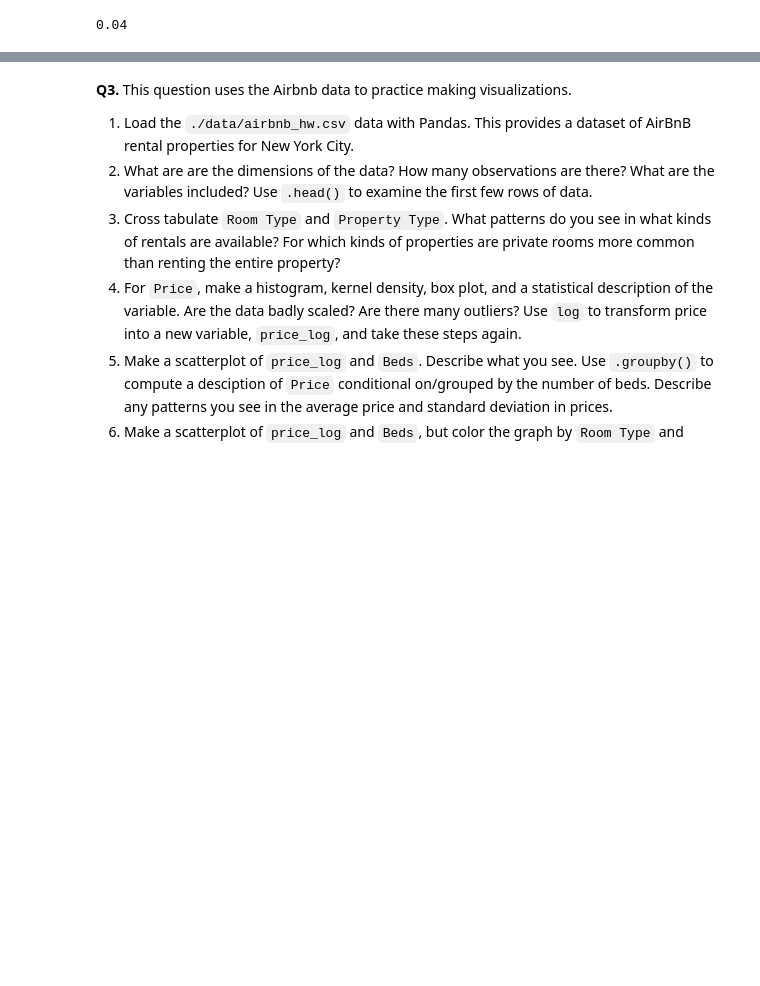
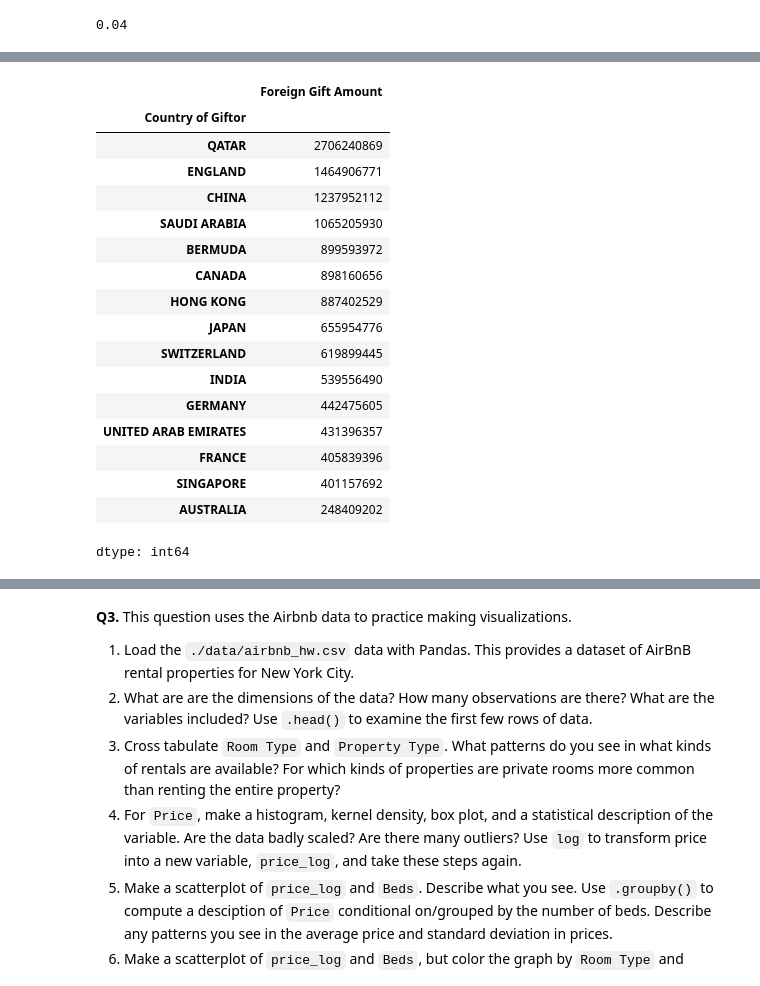
Before and after one commit to kyleegit27/EDA, a Jupyter notebook: assignment/assignment.ipynb, the cells around one changed output, grey strips where cells are left out. Drawn from its saved outputs; the diff is of its cells as text; code cells hidden in the pictures; blank space fills up the shorter version.

```diff
--- a/assignment/assignment.ipynb
+++ b/assignment/assignment.ipynb
@@ -109,0 +124,34 @@ round(monetary, 2)
+# %%
+#2.5 What are the top 15 countries in terms of the number of gifts? What are the top 15 countries in terms of the amount given?
+
+#top 15 countries ( num gifts)
+#'Country of Giftor' col
+top_15_num = gifts['Country of Giftor'].value_counts().reset_index()
+top_15_num.columns = ['Country', 'Count']
+top_15_num.iloc[0:15, 0]
+
+
+#top 15 countries (amt given)
+#'Foreign Gift Amount' col
+top_15_amt = gifts.groupby('Country of Giftor')['Foreign Gift Amount'].sum()
+top_15_amt = top_15_amt.sort_values(ascending = False)
+top_15_amt.head(15)
+# %% [output]
+|  | Foreign Gift Amount |
+| Country of Giftor |  |
+| QATAR | 2706240869 |
+| ENGLAND | 1464906771 |
+| CHINA | 1237952112 |
+| SAUDI ARABIA | 1065205930 |
+| BERMUDA | 899593972 |
+| CANADA | 898160656 |
+| HONG KONG | 887402529 |
+| JAPAN | 655954776 |
+| SWITZERLAND | 619899445 |
+| INDIA | 539556490 |
+| GERMANY | 442475605 |
+| UNITED ARAB EMIRATES | 431396357 |
+| FRANCE | 405839396 |
+| SINGAPORE | 401157692 |
+| AUSTRALIA | 248409202 |
+dtype: int64
```
Also changed, not shown: parts of 4 cells of this notebook.
